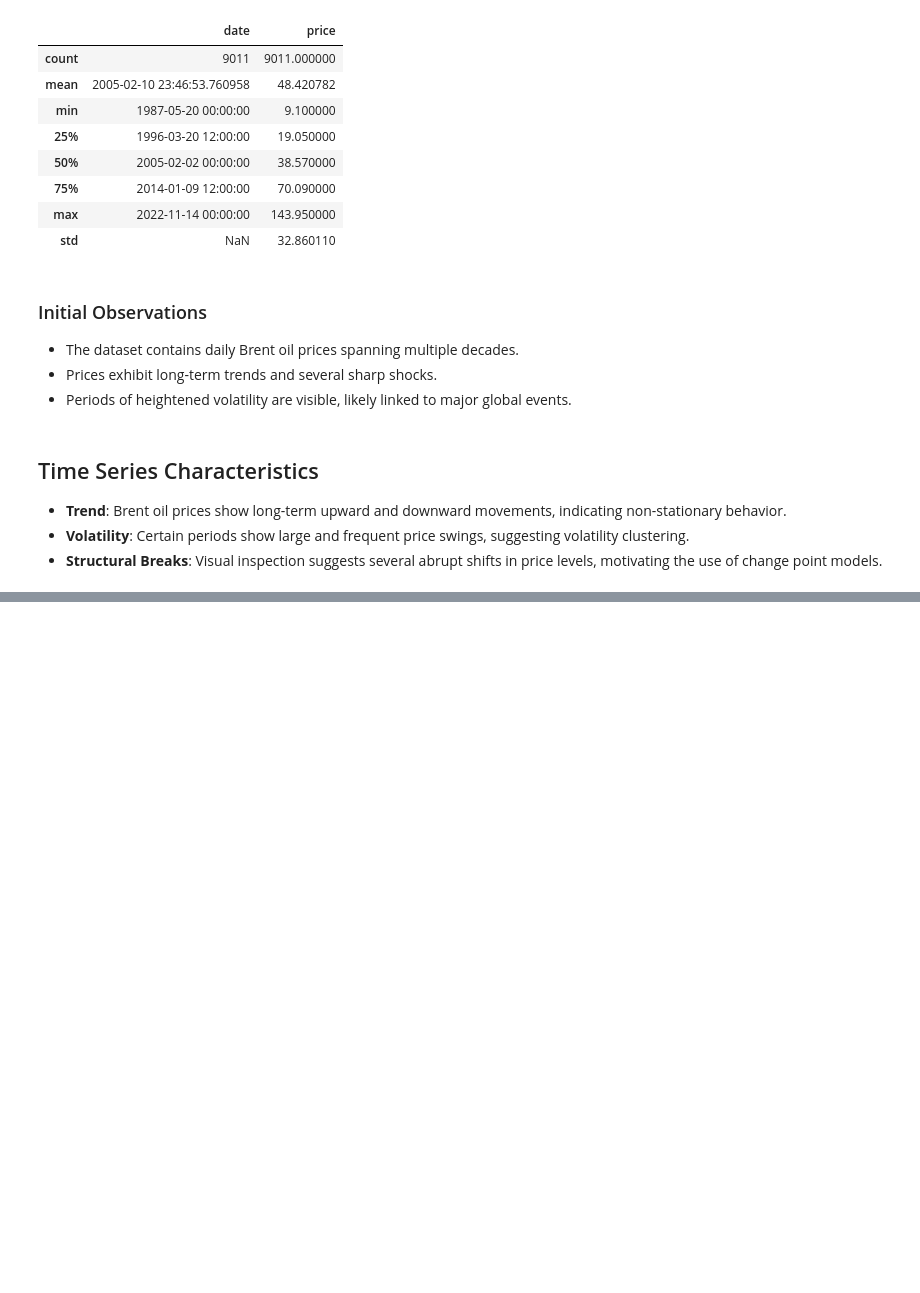
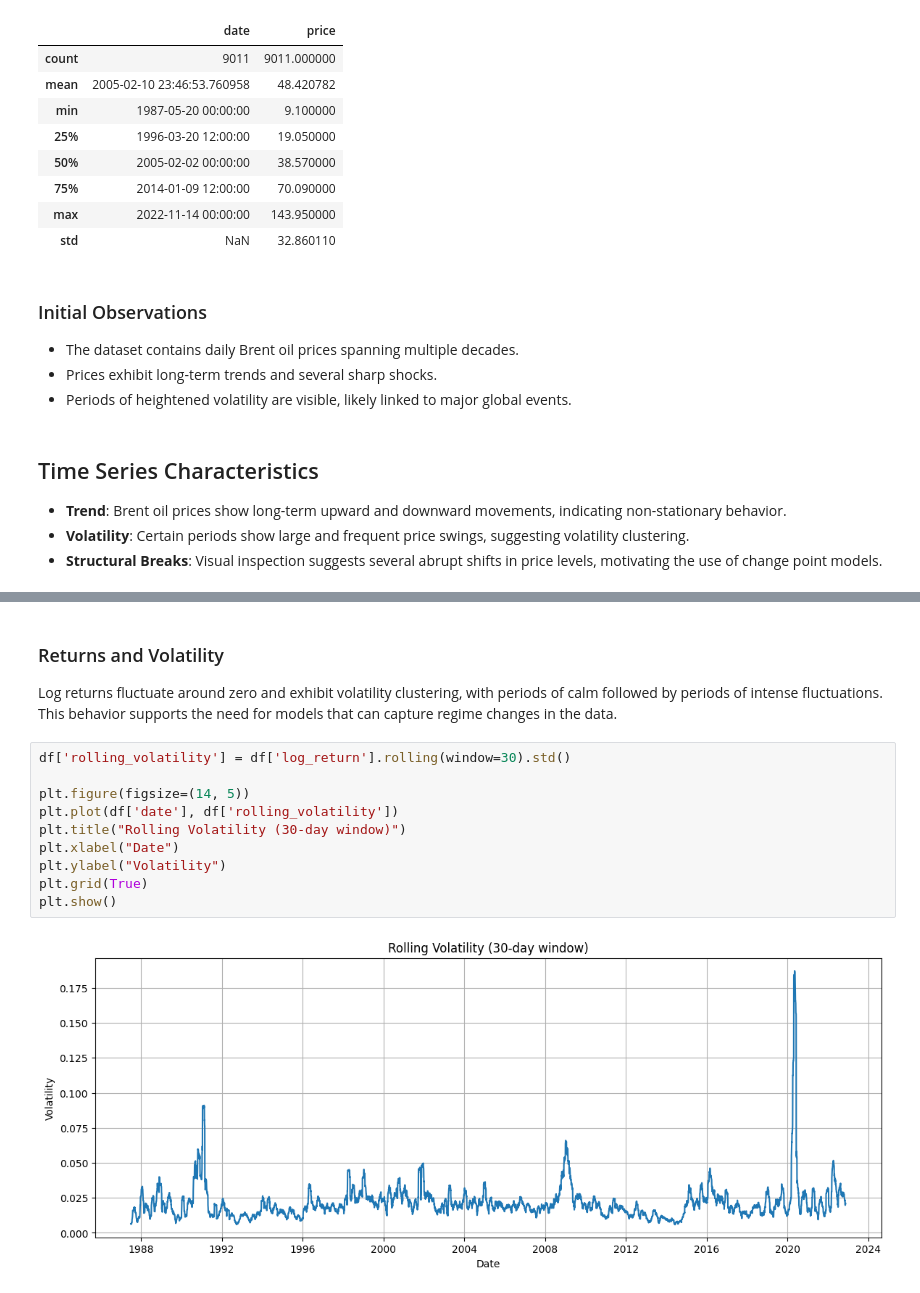
Before and after one commit to linat117/brent-oil-change-point-analysis, a Jupyter notebook: notebooks/01_eda.ipynb, the cells around one changed output, grey strips where cells are left out. Saved outputs shown, nothing was run; the diff lists cells and outputs as text; blank space fills up the shorter version.

```diff
--- a/notebooks/01_eda.ipynb
+++ b/notebooks/01_eda.ipynb
@@ -57,0 +105,19 @@ memory usage: 140.9 KB
+# %% [markdown]
+### Returns and Volatility
+
+Log returns fluctuate around zero and exhibit volatility clustering,
+with periods of calm followed by periods of intense fluctuations.
+This behavior supports the need for models that can capture regime
+changes in the data.
+# %%
+df['rolling_volatility'] = df['log_return'].rolling(window=30).std()
+
+plt.figure(figsize=(14, 5))
+plt.plot(df['date'], df['rolling_volatility'])
+plt.title("Rolling Volatility (30-day window)")
+plt.xlabel("Date")
+plt.ylabel("Volatility")
+plt.grid(True)
+plt.show()
+# %% [output]
+[figure, added]
```
Also changed, not shown: parts of 6 cells of this notebook, 4 other files.
